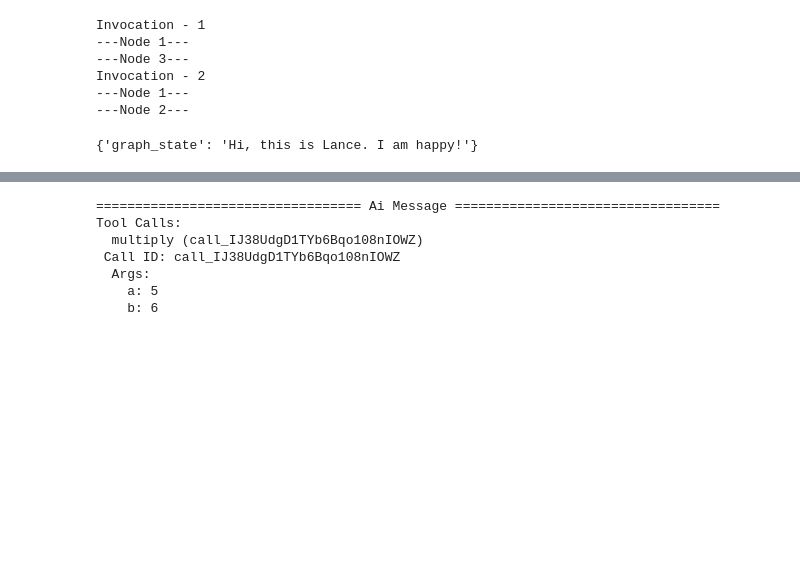
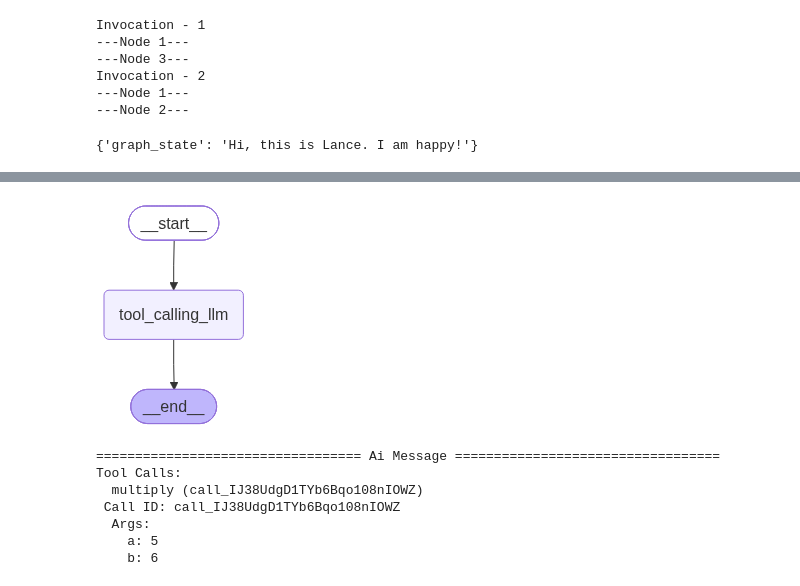
Before and after one commit to kr-pushpam/langchain-academy, a Jupyter notebook: module-1/1.7. Module1.ipynb, the cells around one changed output, grey strips where cells are left out. Saved outputs shown, nothing was run; the diff lists cells and outputs as text; code cells hidden in the pictures; blank space fills up the shorter version.

```diff
--- a/module-1/1.7. Module1.ipynb
+++ b/module-1/1.7. Module1.ipynb
@@ -86,11 +86,27 @@ Invocation - 2
 
 ![Screenshot 2024-08-21 at 9.24.03 AM.png](https://cdn.prod.website-files.com/65b8cd72835ceeacd4449a53/66dbab08dd607b08df5e1101_chain1.png)
 # %%
+from dotenv import load_dotenv
 from pprint import pprint
-from langchain_core.messages import AIMessage, HumanMessage
-from dotenv import load_dotenv
+
+from langchain_core.messages import AIMessage, HumanMessage, AnyMessage
+# from langchain_core.messages import AnyMessage
+
+from langgraph.graph.message import add_messages
+from langgraph.graph import MessagesState
+
+from pyclbr import Class
+
+from typing_extensions import TypedDict
+from typing import Annotated
+
+#8 Our graph
+from IPython.display import Image, display
+from langgraph.graph import StateGraph, START, END
+
 
 #1. ChaT Messages
+"""1.1.simple-graph.ipynb"""
 messages = [AIMessage(content=f"So you said you were researching ocean mammals?", name="Model")]
 messages.append(HumanMessage(content=f"Yes, that's right.",name="Lance"))
 messages.append(AIMessage(content=f"Great, what would you like to learn about.", name="Model"))
@@ -115,7 +131,52 @@ def multiply(a: int, b: int) -> int:
 def add(a: int, b: int) -> int:
     return a + b
 
-llm_with_tools = llm.bind_tools([multiply, add])
+llm_with_tools = llm.bind_tools([multiply, add]) #Binds the tools to the LLM
 
+# Tool call with the LLM
 tool_call = llm_with_tools.invoke([HumanMessage(content=f"Please multiply 5 and 6.", name = "Pushpam")])
+
+pprint(tool_call.pretty_print())
+pprint(tool_call.tool_calls)
+
+
+# 4. Define Message as state and use it in a graph
+class MessageState(TypedDict):
+    messages: list[AnyMessage]
+
+
+#5. Reducer Function - to append the new message to the existing messages in the state
+class MessageState(TypedDict):
+    messages: Annotated[list[AnyMessage], add_messages]
+
+class MessagesState(MessagesState):
+    #add any key needed beyonf messages
+    pass
+
+#Initial state
+initial_messages = [AIMessage(content="Hello! How can I assist you?", name="Model"),
+                    HumanMessage(content="I'm looking for information on marine biology.", name="Pushpam")
+                   ]
+# New message to add
+new_message = AIMessage(content="Sure, I can help with that. What specifically are you interested in?", name="Model")
+# Test
+add_messages(initial_messages , new_message)
+
+#8 Our graph
+from IPython.display import Image, display
+from langgraph.graph import StateGraph, START, END
+
+# Node
+def tool_calling_llm(state: MessagesState):
+    return {"messages": [llm_with_tools.invoke(state["messages"])]}
+
+# Build graph
+builder = StateGraph(MessagesState)
+builder.add_node("tool_calling_llm", tool_calling_llm)
+builder.add_edge(START, "tool_calling_llm")
+builder.add_edge("tool_calling_llm", END)
+graph = builder.compile()
+
+# View
+display(Image(graph.get_graph().draw_mermaid_png()))
 # %% [output]
@@ -138,3 +200,4 @@ If you're planning a trip, consider joining a guided whale-watching tour, as the
+[figure, added]
 # %%
 tool_call.pretty_print()
 # %% [output]
```
Also changed, not shown: parts of 3 cells of this notebook.
